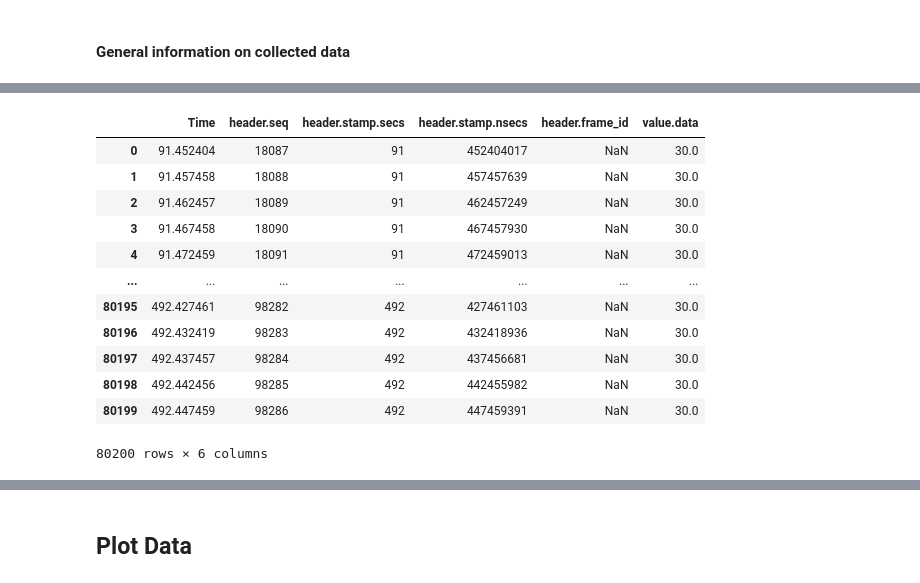
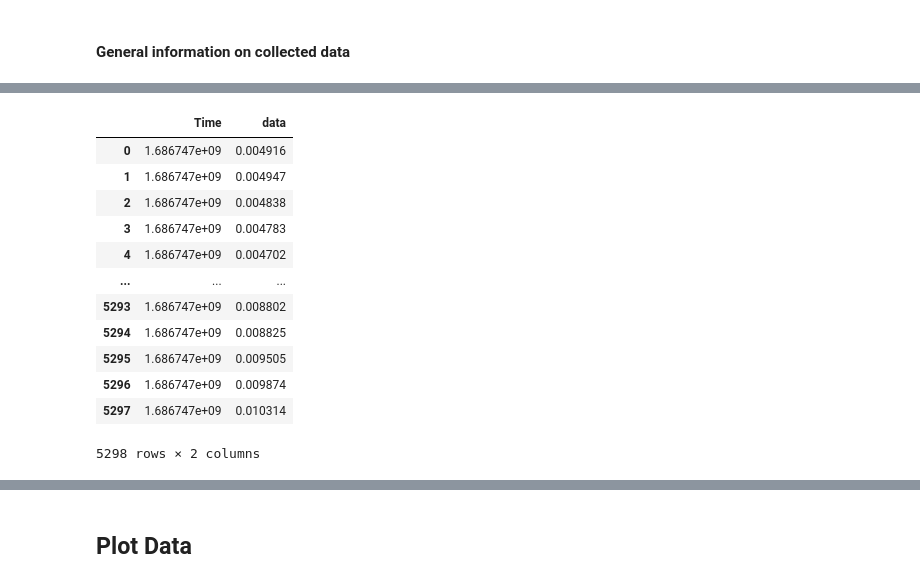
Before and after one commit to Cyberjin7/master_thesis, a Jupyter notebook: analysis/unloading_analysis.ipynb, the cells around one changed output, grey strips where cells are left out. Cells and saved outputs as stored; diff of their text form; code cells hidden in the pictures.

```diff
--- a/analysis/unloading_analysis.ipynb
+++ b/analysis/unloading_analysis.ipynb
@@ -12,11 +12,3 @@ import os
 
 bagpy is used to load bag files.
 A list of bagreaders is made. One bagreader for each trial. So if an experiment was performed 4 times, a list of 4 bagreaders will be made.
-# %%
-# directory = '/home/jin/work/MT/predictive-exoskeleton/workspace/src/plotter/experiment/launch/bag/Jin24_03/' # home
-directory = '/home/ics-student/students/jinho/MA/repo/predictive-exoskeleton/workspace/src/plotter/experiment/launch/bag/test' # uni
-b = []
-for filename in os.listdir(directory):
-    f = os.path.join(directory, filename)
-    if not os.path.isdir(f):
-        b.append(bagreader(f))
@@ -26,0 +15,2 @@ for filename in os.listdir(directory):
+# %%
+directory = '/home/ics-student/students/jinho/MA/repo/predictive-exoskeleton/workspace/src/plotter/experiment/launch/bag/unloading/06_14_nat_unloading' # uni
@@ -73,3 +93,23 @@ CSV files already exist for:  /home/ics-student/students/jinho/MA/repo/predictiv
+# %%
+trial_emg_list = []
+trial_rms_list = []
+trial_type_list = []
+trial_state_list = []
+baseline_emg_list = []
+baseline_rms_list = []
+baseline_type_list = []
+
+
+for bag in trial:
+    trial_emg_list.append(bag.message_by_topic('emg_raw'))
+    trial_rms_list.append(bag.message_by_topic('emg_rms'))
+    trial_type_list.append(bag.message_by_topic('load_type'))
+    trial_state_list.append(bag.message_by_topic('state'))
+
+for bag in baseline:
+    baseline_emg_list.append(bag.message_by_topic('emg_raw'))
+    baseline_rms_list.append(bag.message_by_topic('emg_rms'))
+    baseline_type_list.append(bag.message_by_topic('load_type'))
 # %% [markdown]
 ### Create pandas data frames from csv files
 # %% [markdown]
@@ -95,3 +123,12 @@ NameError: name 'response_df_list' is not defined
+# %%
+trial_emg_dflist = csv2df(trial_emg_list)
+trial_rms_dflist = csv2df(trial_rms_list)
+trial_type_dflist = csv2df(trial_type_list)
+trial_state_dflist = csv2df(trial_state_list)
+
+baseline_emg_dflist = csv2df(baseline_emg_list)
+baseline_rms_dflist = csv2df(baseline_rms_list)
+baseline_type_dflist = csv2df(baseline_type_list)
 # %% [markdown]
 #### General information on collected data
 # %%
@@ -124,17 +168,17 @@ response_df_list[0]
 # %%
-ref_df_list[0]
+trial_rms_dflist[0]
 # %% [output]
-|  | Time | header.seq | header.stamp.secs | header.stamp.nsecs | header.frame_id | value.data |
-| 0 | 91.452404 | 18087 | 91 | 452404017 | NaN | 30.0 |
-| 1 | 91.457458 | 18088 | 91 | 457457639 | NaN | 30.0 |
-| 2 | 91.462457 | 18089 | 91 | 462457249 | NaN | 30.0 |
-| 3 | 91.467458 | 18090 | 91 | 467457930 | NaN | 30.0 |
-| 4 | 91.472459 | 18091 | 91 | 472459013 | NaN | 30.0 |
-| ... | ... | ... | ... | ... | ... | ... |
-| 80195 | 492.427461 | 98282 | 492 | 427461103 | NaN | 30.0 |
-| 80196 | 492.432419 | 98283 | 492 | 432418936 | NaN | 30.0 |
-| 80197 | 492.437457 | 98284 | 492 | 437456681 | NaN | 30.0 |
-| 80198 | 492.442456 | 98285 | 492 | 442455982 | NaN | 30.0 |
-| 80199 | 492.447459 | 98286 | 492 | 447459391 | NaN | 30.0 |
+|  | Time | data |
+| 0 | 1.686747e+09 | 0.004916 |
+| 1 | 1.686747e+09 | 0.004947 |
+| 2 | 1.686747e+09 | 0.004838 |
+| 3 | 1.686747e+09 | 0.004783 |
+| 4 | 1.686747e+09 | 0.004702 |
+| ... | ... | ... |
+| 5293 | 1.686747e+09 | 0.008802 |
+| 5294 | 1.686747e+09 | 0.008825 |
+| 5295 | 1.686747e+09 | 0.009505 |
+| 5296 | 1.686747e+09 | 0.009874 |
+| 5297 | 1.686747e+09 | 0.010314 |
-80200 rows × 6 columns
+5298 rows × 2 columns
 # %%
```
Also changed, not shown: parts of 36 cells of this notebook, 1 other file.
